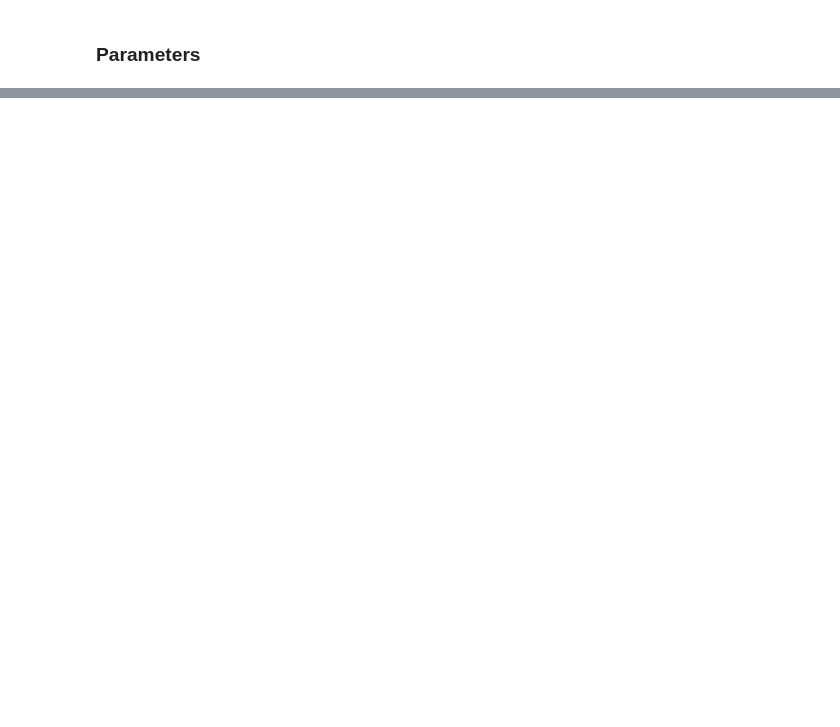
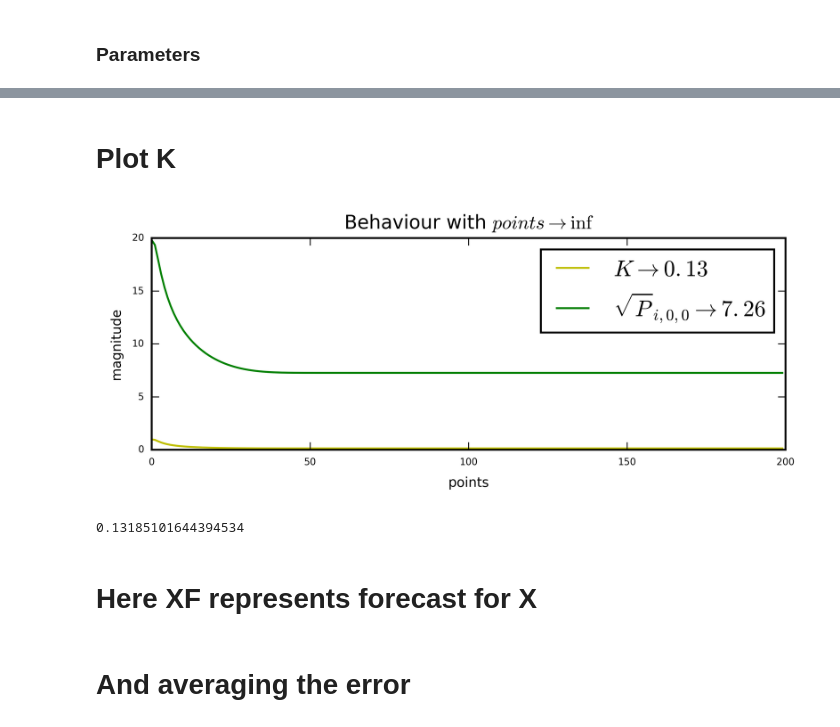
Before and after one commit to EgorPristanskiy/ExpDataProcessing, a Jupyter notebook: Lab5/5.ipynb, the cells around one changed output, grey strips where cells are left out. Drawn from its saved outputs; the diff is of its cells as text; code cells hidden in the pictures; blank space fills up the shorter version.

```diff
--- a/Lab5/5.ipynb
+++ b/Lab5/5.ipynb
@@ -161,0 +147,22 @@ array([[ 1.],
+# %% [markdown]
+# Plot K
+# %%
+fig, ax = plt.subplots(1,2, figsize=(6,2), dpi = 600)
+ax[0].set_title(r'$K \rightarrow %.2f$'%(np.average(K[100:N,0])), fontsize = 10)
+ax[0].plot(range(N),K[:,0].transpose()[0],'y', linewidth = 1 )
+#ax.plot(range(N),np.average(K[100:N,0])*np.ones(N), 'b--', label = '$K_{stable} = %.2f$'%(np.average(K[100:N,0])) )
+ax[1].set_title(r'$\sqrt{P}_{i,0,0} \rightarrow %.2f$' % (np.average(P[100:N,0,0]**0.5)), fontsize = 10)
+ax[1].plot(range(N),P[:,0,0]**0.5,'g')
+ax[0].set_xlabel('points', fontsize = 7)
+ax[1].set_xlabel('points', fontsize = 7)
+ax[0].set_ylabel('magnitude', fontsize = 7);
+# %% [output]
+[figure, added]
+# %%
+np.average(K[100:N,0])
+# %% [output]
+0.13185101644394534
+# %% [markdown]
+# Here XF represents forecast for X
+# %% [markdown]
+# And averaging the error
```
Also changed, not shown: parts of 52 cells of this notebook.
